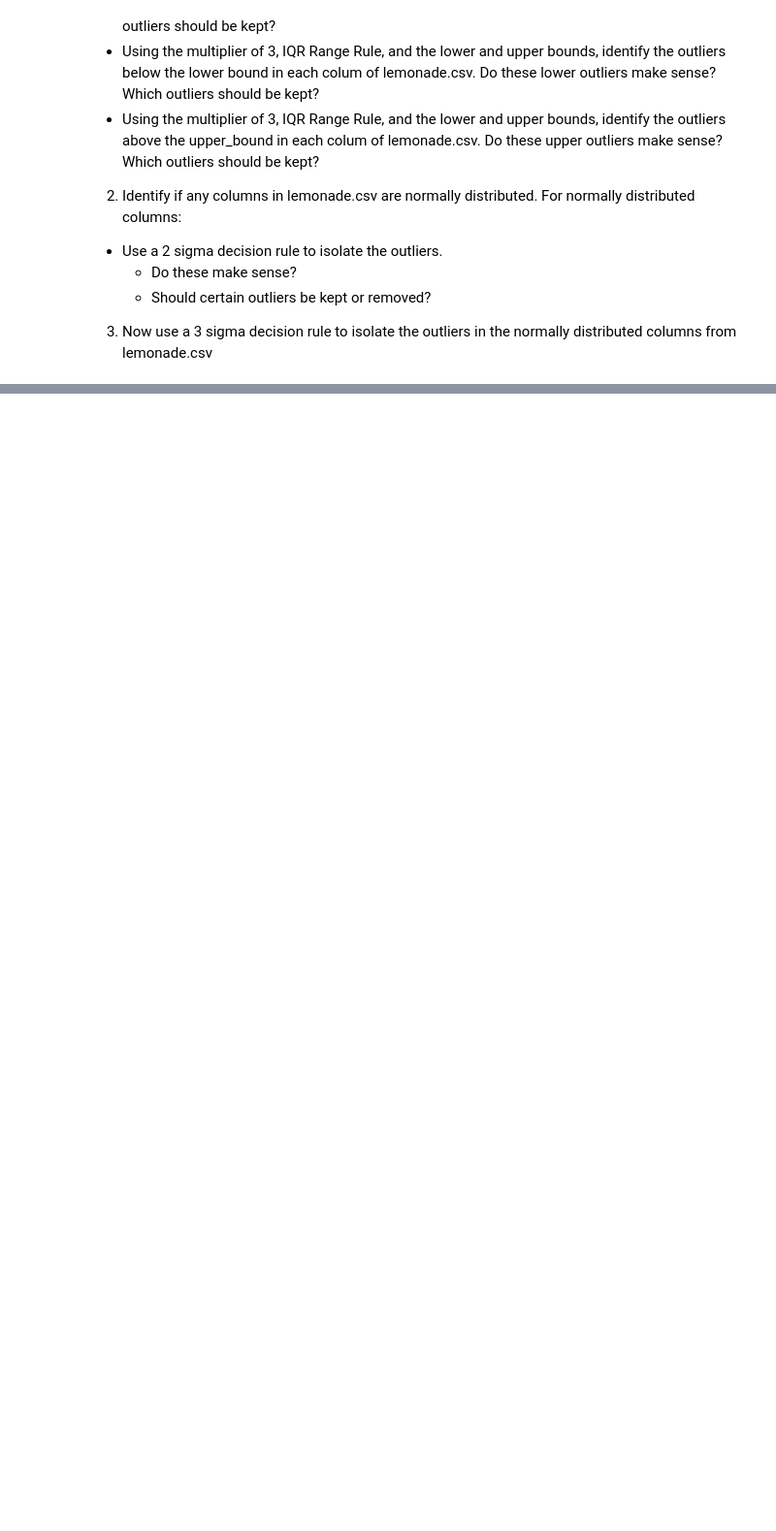
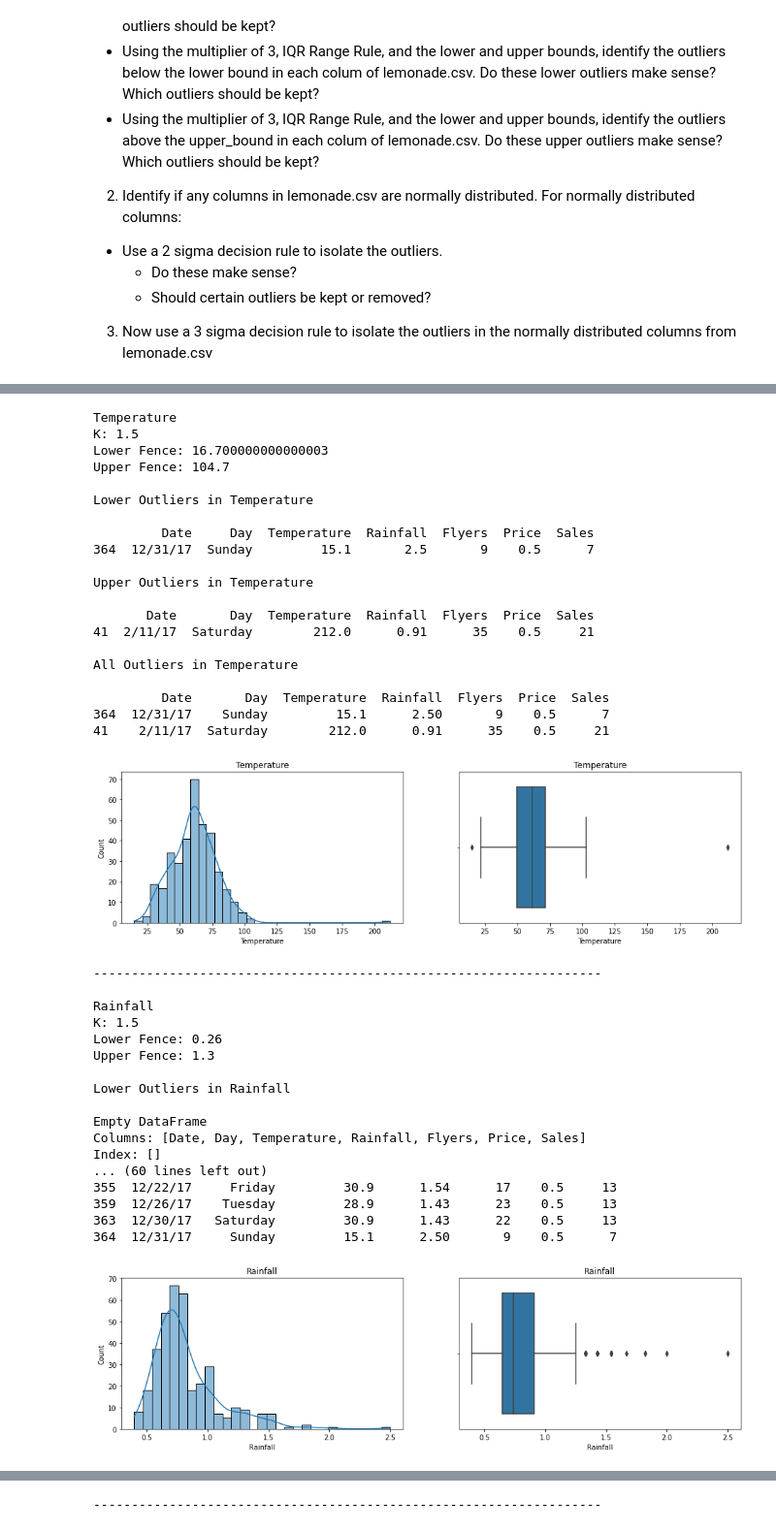
Before and after one commit to LinhQuach13/anomaly-detection-exercises, a Jupyter notebook: continuous_probabilistic_methods.ipynb, the cells around one changed output, grey strips where cells are left out. Shown: that part at 97% size. Saved outputs shown, nothing was run; the diff lists cells and outputs as text; code cells hidden in the pictures; blank space fills up the shorter version.

```diff
--- a/continuous_probabilistic_methods.ipynb
+++ b/continuous_probabilistic_methods.ipynb
@@ -19,0 +33,3 @@
+# %%
+#acquire data using function
+lemonade_df= acquire.get_lemonade_data("https://gist.githubusercontent.com/ryanorsinger/19bc7eccd6279661bd13307026628ace/raw/e4b5d6787015a4782f96cad6d1d62a8bdbac54c7/lemonade.csv")
@@ -19,0 +131,43 @@
+# %%
+#Using Function above with default of 1.5 as multiplier
+get_low_and_up_bounds_df(lemonade_df, k=1.5)
+# %% [output]
+Temperature
+K: 1.5
+Lower Fence: 16.700000000000003
+Upper Fence: 104.7
+
+Lower Outliers in Temperature
+
+         Date     Day  Temperature  Rainfall  Flyers  Price  Sales
+364  12/31/17  Sunday         15.1       2.5       9    0.5      7
+
+Upper Outliers in Temperature
+
+       Date       Day  Temperature  Rainfall  Flyers  Price  Sales
+41  2/11/17  Saturday        212.0      0.91      35    0.5     21
+
+All Outliers in Temperature
+
+         Date       Day  Temperature  Rainfall  Flyers  Price  Sales
+364  12/31/17    Sunday         15.1      2.50       9    0.5      7
+41    2/11/17  Saturday        212.0      0.91      35    0.5     21
+[figure, added]
+-------------------------------------------------------------------
+
+Rainfall
+K: 1.5
+Lower Fence: 0.26
+Upper Fence: 1.3
+
+Lower Outliers in Rainfall
+
+Empty DataFrame
+Columns: [Date, Day, Temperature, Rainfall, Flyers, Price, Sales]
+Index: []
+... (60 lines left out)
+355  12/22/17     Friday         30.9      1.54      17    0.5     13
+359  12/26/17    Tuesday         28.9      1.43      23    0.5     13
+363  12/30/17   Saturday         30.9      1.43      22    0.5     13
+364  12/31/17     Sunday         15.1      2.50       9    0.5      7
+[figure, added]
@@ -19,0 +228 @@
+-------------------------------------------------------------------
```
Also changed, not shown: parts of 16 cells of this notebook.
